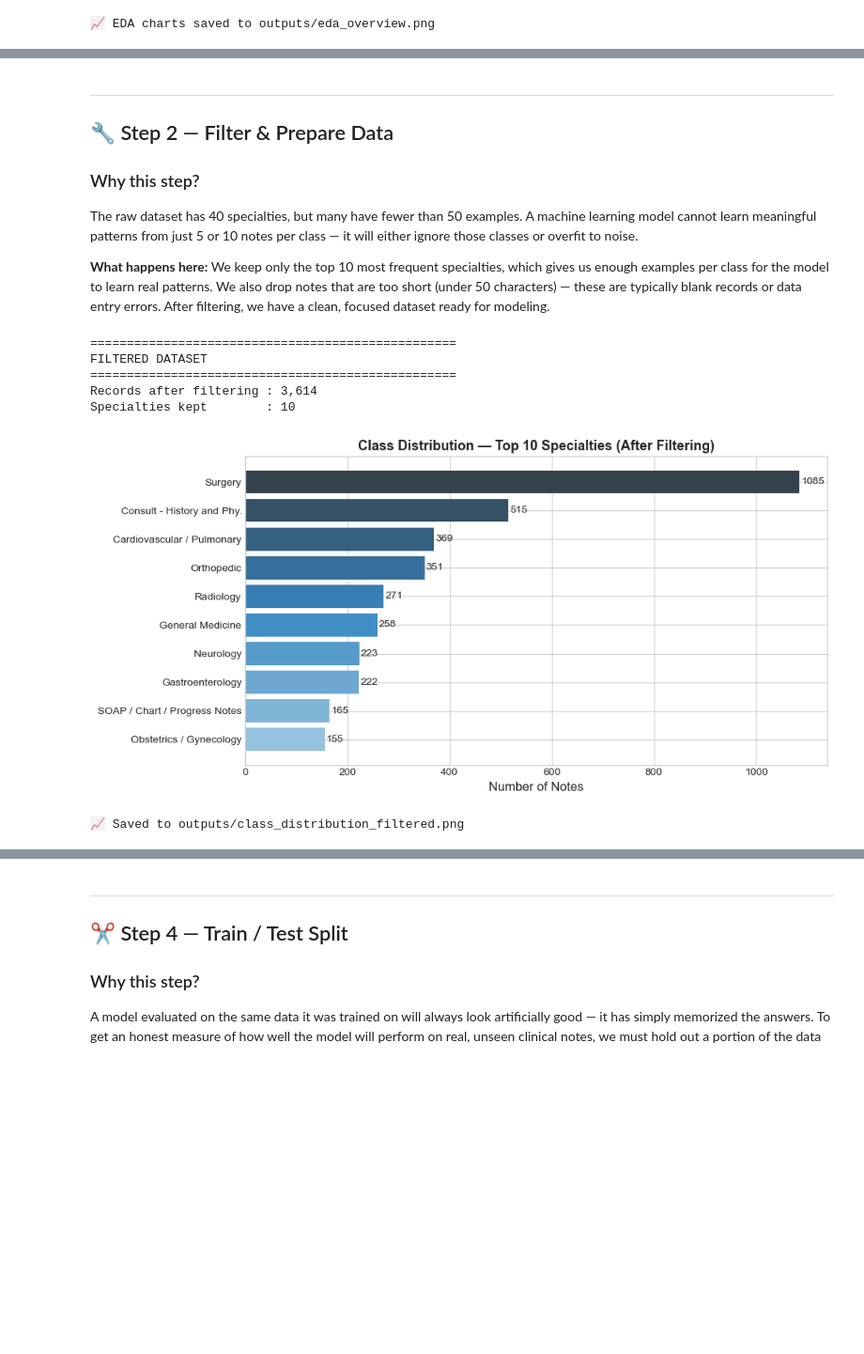
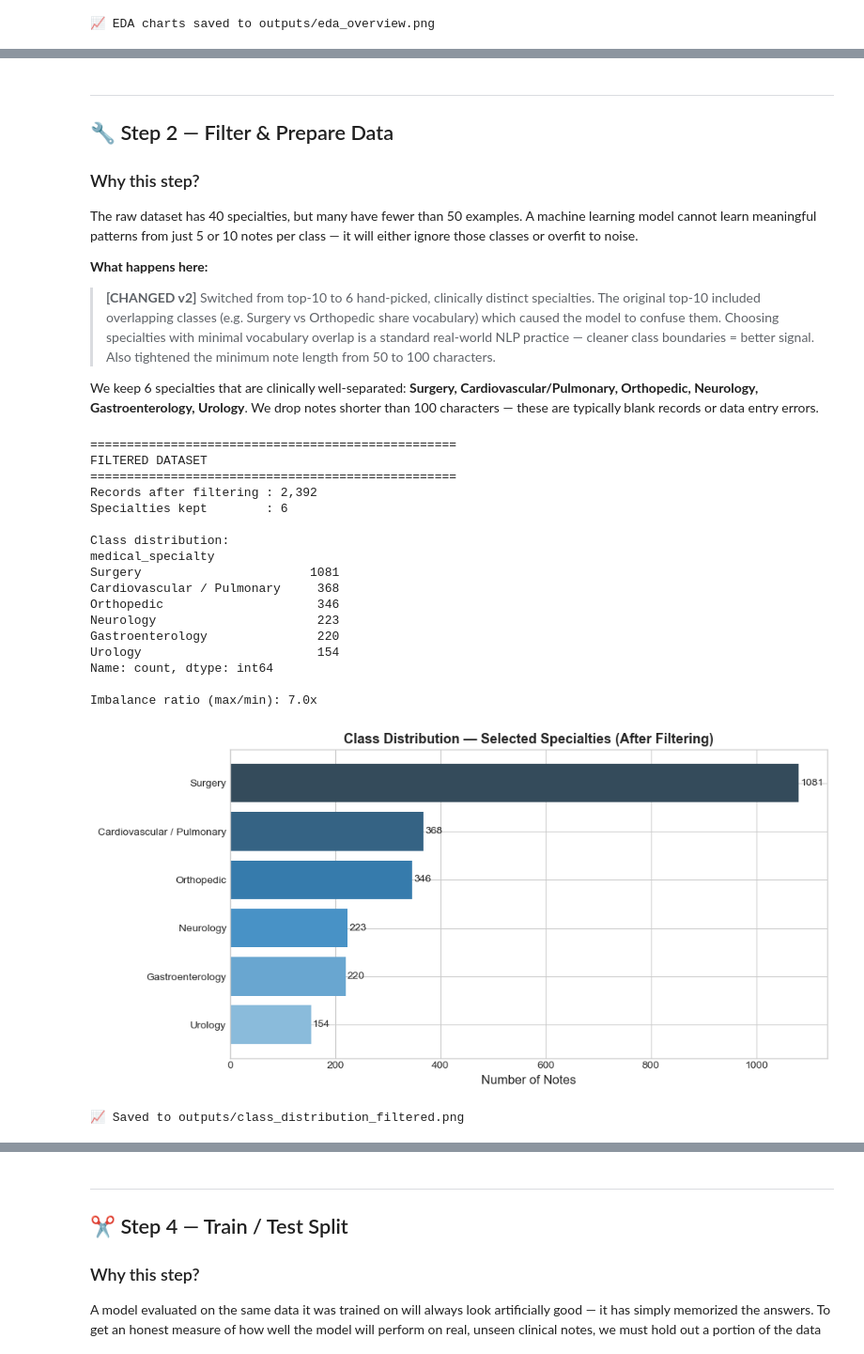
Before and after one commit to stethosyntax/clinical-nlp-specialty-prediction, a Jupyter notebook: notebooks/clinical_nlp_pipeline.ipynb, the cells around one changed output, grey strips where cells are left out. Shown at 94% size. Saved outputs shown, nothing was run; the diff lists cells and outputs as text; code cells hidden in the pictures; blank space fills up the shorter version.

```diff
--- a/notebooks/clinical_nlp_pipeline.ipynb
+++ b/notebooks/clinical_nlp_pipeline.ipynb
@@ -228,46 +228,75 @@ print('📈 Word clouds saved to outputs/wordclouds_by_specialty.png')
 The raw dataset has 40 specialties, but many have fewer than 50 examples. A machine learning model cannot learn meaningful patterns from just 5 or 10 notes per class — it will either ignore those classes or overfit to noise.
 
 **What happens here:**
-We keep only the top 10 most frequent specialties, which gives us enough examples per class for the model to learn real patterns. We also drop notes that are too short (under 50 characters) — these are typically blank records or data entry errors. After filtering, we have a clean, focused dataset ready for modeling.
+> **[CHANGED v2]** Switched from top-10 to 6 hand-picked, clinically distinct specialties. The original top-10 included overlapping classes (e.g. Surgery vs Orthopedic share vocabulary) which caused the model to confuse them. Choosing specialties with minimal vocabulary overlap is a standard real-world NLP practice — cleaner class boundaries = better signal. Also tightened the minimum note length from 50 to 100 characters.
+
+We keep 6 specialties that are clinically well-separated: **Surgery, Cardiovascular/Pulmonary, Orthopedic, Neurology, Gastroenterology, Urology**. We drop notes shorter than 100 characters — these are typically blank records or data entry errors.
 # %%
-# Keep top 10 specialties only
-TOP_N = 10
-top10 = df['medical_specialty'].value_counts().head(TOP_N).index.tolist()
-df_model = df[df['medical_specialty'].isin(top10)].copy()
+# [CHANGED v2] Replaced top-10 frequency-based selection with 6 hand-picked
+# clinically distinct specialties. Reason: top-10 included overlapping classes
+# (Surgery/Orthopedic share vocabulary like "incision", "wound") which caused
+# the model to score only 40% accuracy. Choosing well-separated specialties
+# is standard practice before scaling up to more classes.
+SELECTED_SPECIALTIES = [
+    'Surgery',
+    'Cardiovascular / Pulmonary',
+    'Orthopedic',
+    'Neurology',
+    'Gastroenterology',
+    'Urology'
+]
 
-# Drop near-empty notes
-df_model = df_model[df_model['text'].str.len() > 50].copy()
+df_model = df[df['medical_specialty'].isin(SELECTED_SPECIALTIES)].copy()
+
+# [CHANGED v2] Raised minimum note length from 50 to 100 characters
+# to remove near-empty records that add noise without signal
+df_model = df_model[df_model['text'].str.len() > 100].copy()
 df_model.reset_index(drop=True, inplace=True)
 
 # Summary
 print('=' * 50)
 print('FILTERED DATASET')
 print('=' * 50)
 print(f'Records after filtering : {len(df_model):,}')
-print(f'Specialties kept        : {TOP_N}')
+print(f'Specialties kept        : {len(SELECTED_SPECIALTIES)}')
+print(f'\nClass distribution:')
+counts = df_model['medical_specialty'].value_counts()
+print(counts)
+print(f'\nImbalance ratio (max/min): {counts.max()/counts.min():.1f}x')
 print()
 
 # Visualize the filtered class distribution
-counts = df_model['medical_specialty'].value_counts()
 fig, ax = plt.subplots(figsize=(10, 5))
 bars = ax.barh(counts.index[::-1], counts.values[::-1],
-               color=sns.color_palette('Blues_d', TOP_N))
+               color=sns.color_palette('Blues_d', len(SELECTED_SPECIALTIES)))
 ax.set_xlabel('Number of Notes', fontsize=12)
-ax.set_title('Class Distribution — Top 10 Specialties (After Filtering)', fontsize=13, fontweight='bold')
+ax.set_title('Class Distribution — Selected Specialties (After Filtering)', fontsize=13, fontweight='bold')
 for bar, val in zip(bars, counts.values[::-1]):
     ax.text(bar.get_width() + 3, bar.get_y() + bar.get_height()/2,
             str(val), va='center', fontsize=10)
 plt.tight_layout()
 plt.savefig('../outputs/class_distribution_filtered.png', dpi=150, bbox_inches='tight')
 plt.show()
 print('📈 Saved to outputs/class_distribution_filtered.png')
 # %% [output]
 ==================================================
 FILTERED DATASET
 ==================================================
-Records after filtering : 3,614
-Specialties kept        : 10
+Records after filtering : 2,392
+Specialties kept        : 6
+
+Class distribution:
+medical_specialty
+Surgery                       1081
+Cardiovascular / Pulmonary     368
+Orthopedic                     346
+Neurology                      223
+Gastroenterology               220
+Urology                        154
+Name: count, dtype: int64
+
+Imbalance ratio (max/min): 7.0x
-[figure, old version]
+[figure, new version]
 📈 Saved to outputs/class_distribution_filtered.png
 # %% [markdown]
 ---
```
Also changed, not shown: parts of 14 cells of this notebook.
